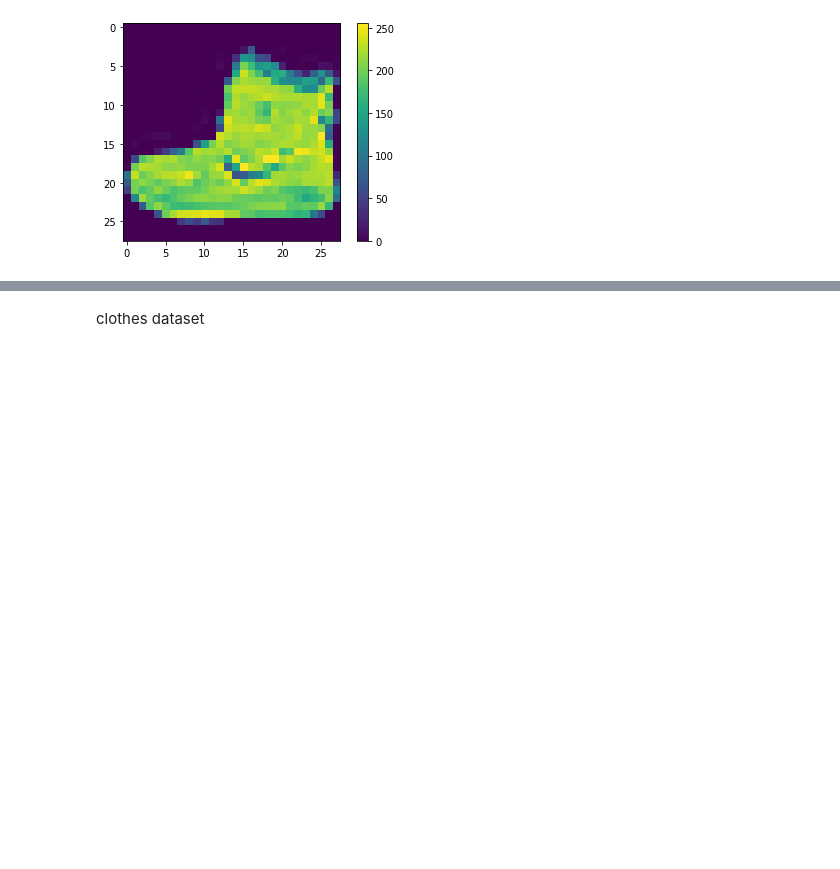
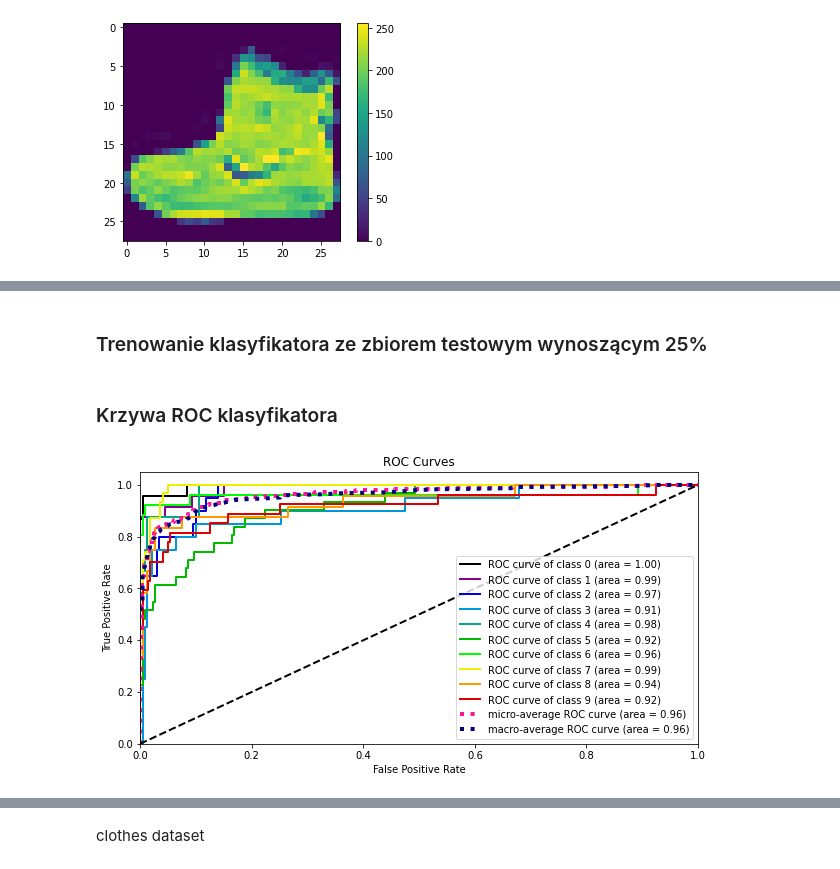
Before and after one commit to m00lecule/SVM-MLP, a Jupyter notebook: ml.ipynb, the cells around one changed output, grey strips where cells are left out. Saved outputs shown, nothing was run; the diff lists cells and outputs as text; code cells hidden in the pictures; blank space fills up the shorter version.

```diff
--- a/ml.ipynb
+++ b/ml.ipynb
@@ -16,0 +26,4 @@ digits dataset
+# %%
+from sklearn.datasets import fetch_openml
+
+mnist = fetch_openml("mnist_784", data_home="./mnist_784", cache=True)
@@ -27,0 +57,30 @@ plt.show()
+# %%
+partmnist_data = mnist.data[0:10000]
+partmnist_target = mnist.target[0:10000]
+# %% [markdown]
+### Trenowanie klasyfikatora ze zbiorem testowym wynoszącym 25%
+# %%
+test_size = 0.25
+x_mnist, y_mnist = partmnist_data, partmnist_target
+
+x_train, x_test, y_train, y_test = train_test_split(x_mnist, y_mnist, test_size=test_size)
+
+scaler = StandardScaler().fit(x_train)
+x_train = scaler.transform(x_train)
+x_test = scaler.transform(x_test)
+x_mnist = scaler.transform(x_mnist)
+
+linear_svc = OneVsRestClassifier(svm.SVC(kernel="linear", C=0.1, probability=True)).fit(x_train, y_train)
+# %% [markdown]
+### Krzywa ROC klasyfikatora
+# %%
+import scikitplot as skplt
+import matplotlib.pyplot as plt
+
+y_predicted = linear_svc.predict_proba(x_test)
+plt.rcParams['figure.figsize'] = [10, 5]
+plt.rcParams['font.size'] = 10
+skplt.metrics.plot_roc(y_test, y_predicted)
+plt.show()
+# %% [output]
+[figure, added]
```
Also changed, not shown: parts of 20 cells of this notebook.
